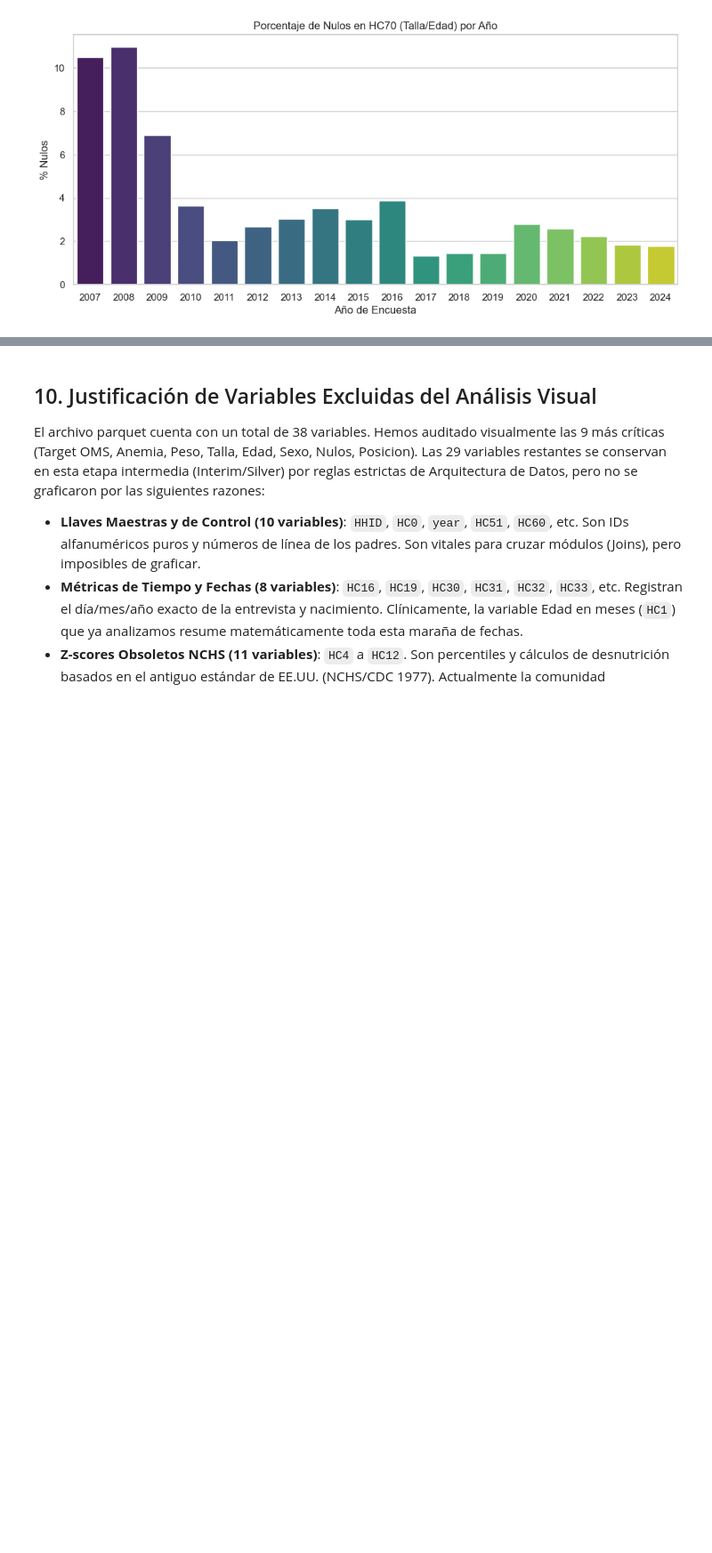
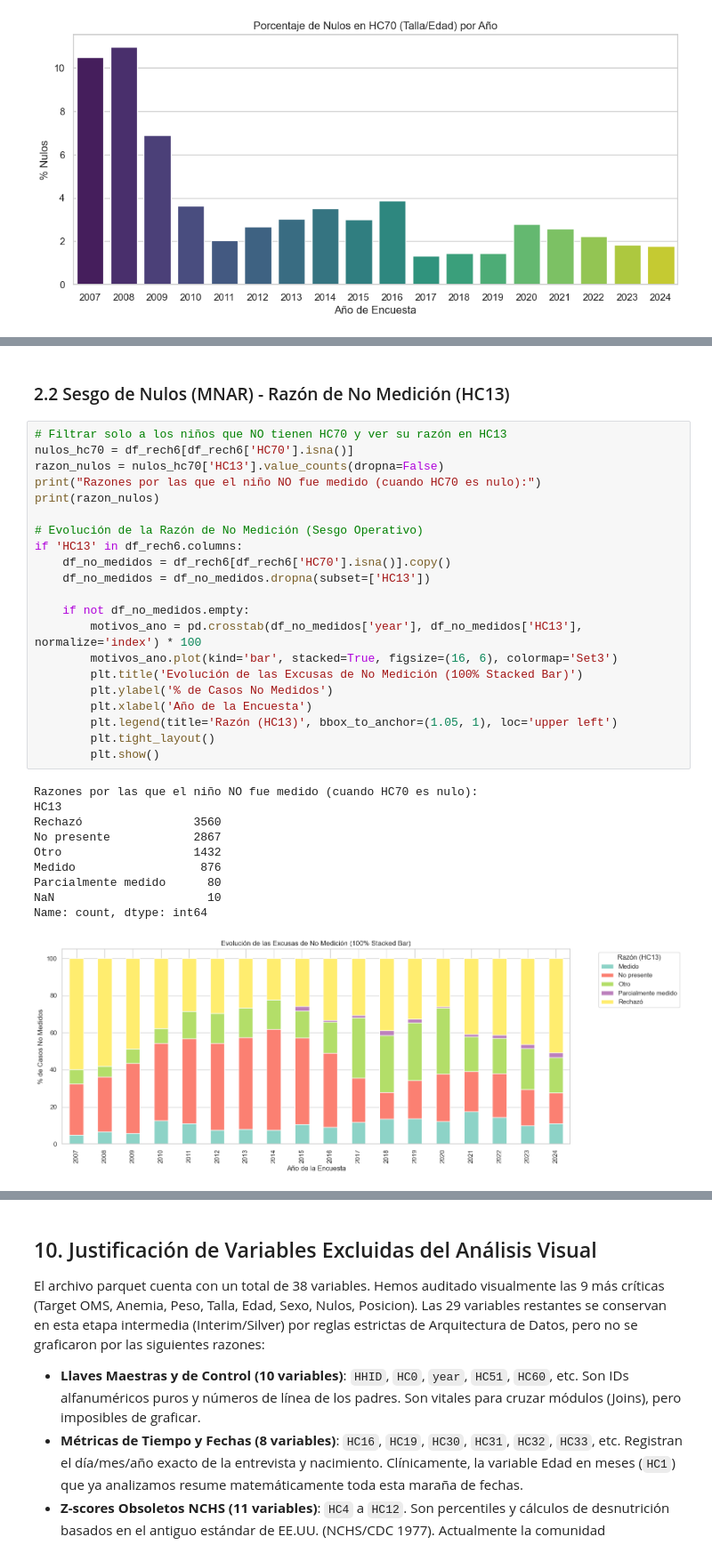
Before and after one commit to abelguevara-upeu/malnutrition-research, a Jupyter notebook: notebooks/01_data_understanding/clean/01_eda_interim_rech6.ipynb, the cells around one changed output, grey strips where cells are left out. Shown at 89% size. Cells and saved outputs as stored; diff of their text form; blank space fills up the shorter version.

```diff
--- a/notebooks/01_data_understanding/clean/01_eda_interim_rech6.ipynb
+++ b/notebooks/01_data_understanding/clean/01_eda_interim_rech6.ipynb
@@ -214,0 +146,34 @@ Name: count, dtype: int64
+# %% [markdown]
+### 2.2 Sesgo de Nulos (MNAR) - Razón de No Medición (HC13)
+# %%
+# Filtrar solo a los niños que NO tienen HC70 y ver su razón en HC13
+nulos_hc70 = df_rech6[df_rech6['HC70'].isna()]
+razon_nulos = nulos_hc70['HC13'].value_counts(dropna=False)
+print("Razones por las que el niño NO fue medido (cuando HC70 es nulo):")
+print(razon_nulos)
+
+# Evolución de la Razón de No Medición (Sesgo Operativo)
+if 'HC13' in df_rech6.columns:
+    df_no_medidos = df_rech6[df_rech6['HC70'].isna()].copy()
+    df_no_medidos = df_no_medidos.dropna(subset=['HC13'])
+
+    if not df_no_medidos.empty:
+        motivos_ano = pd.crosstab(df_no_medidos['year'], df_no_medidos['HC13'], normalize='index') * 100
+        motivos_ano.plot(kind='bar', stacked=True, figsize=(16, 6), colormap='Set3')
+        plt.title('Evolución de las Excusas de No Medición (100% Stacked Bar)')
+        plt.ylabel('% de Casos No Medidos')
+        plt.xlabel('Año de la Encuesta')
+        plt.legend(title='Razón (HC13)', bbox_to_anchor=(1.05, 1), loc='upper left')
+        plt.tight_layout()
+        plt.show()
+# %% [output]
+Razones por las que el niño NO fue medido (cuando HC70 es nulo):
+HC13
+Rechazó                3560
+No presente            2867
+Otro                   1432
+Medido                  876
+Parcialmente medido      80
+NaN                      10
+Name: count, dtype: int64
+[figure, added]
```
Also changed, not shown: parts of 57 cells of this notebook, 20 other files.
